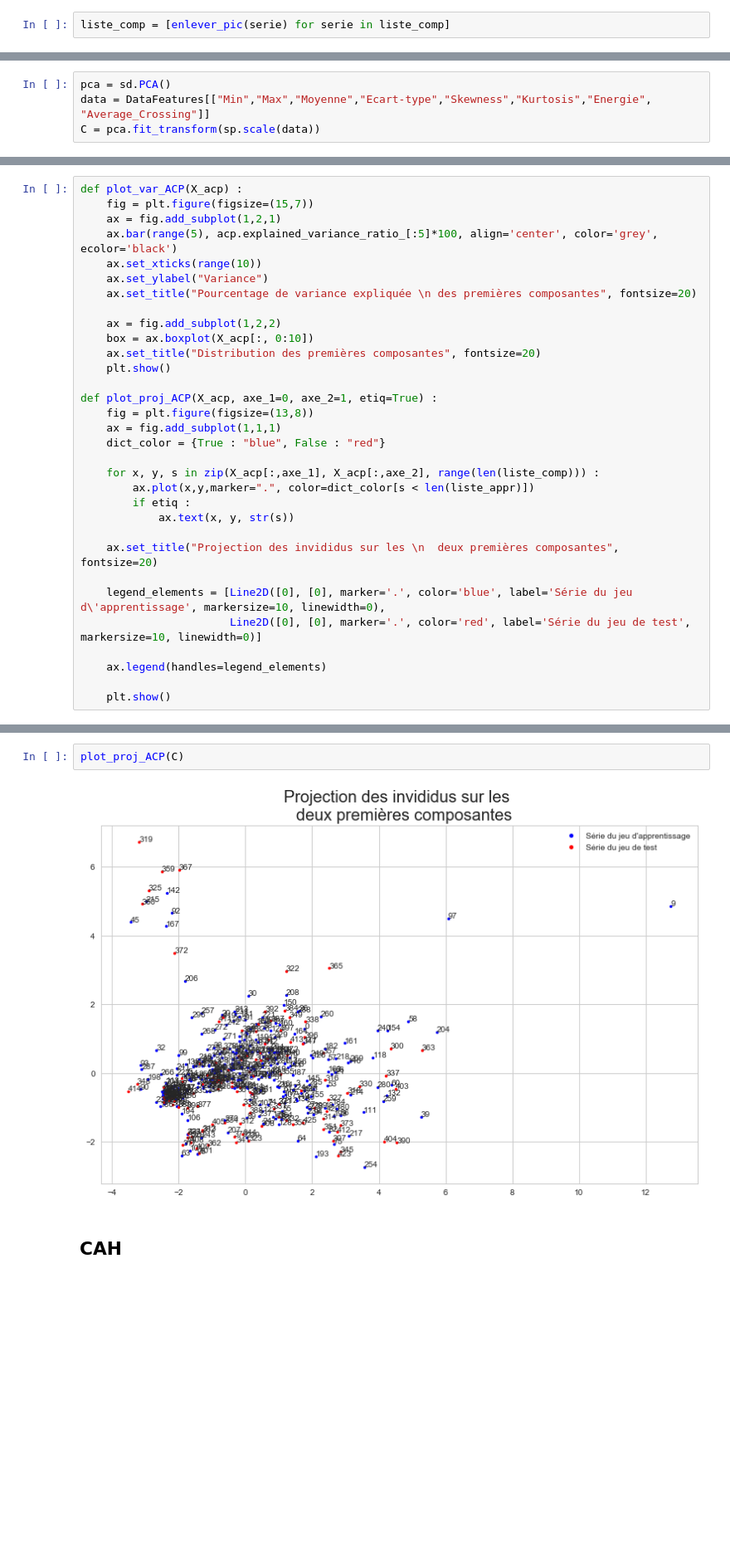
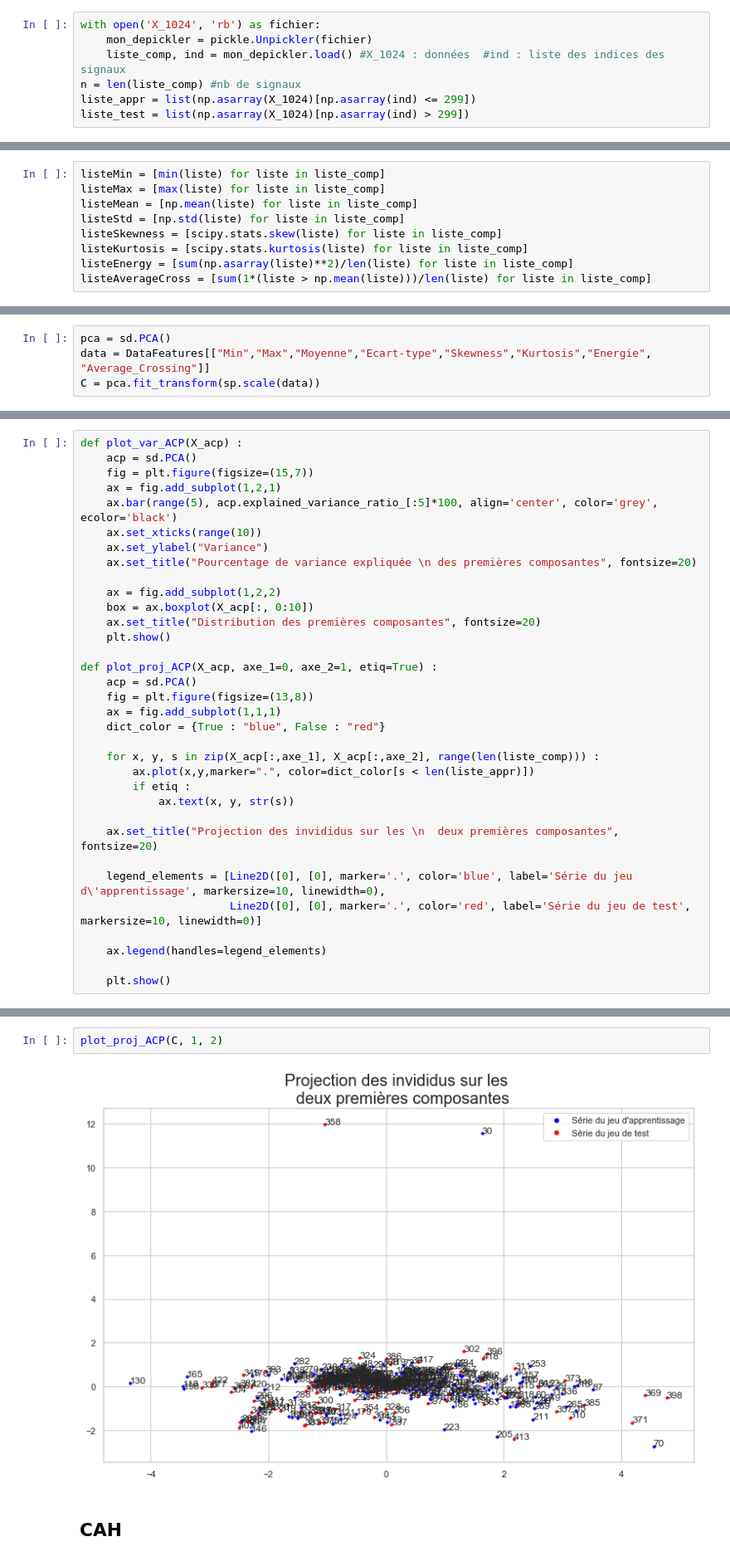
Before and after one commit to PaulCharnay/Projet_Anomalies, a Jupyter notebook: Features .ipynb, the cells around one changed output, grey strips where cells are left out. Shown at 83% size. Saved outputs shown, nothing was run; the diff lists cells and outputs as text; blank space fills up the shorter version.

```diff
--- a/Features .ipynb
+++ b/Features .ipynb
@@ -86,5 +46,10 @@ def enlever_pic(serie, seuil=10, pts_moy=2, plot=False) :
-# %%
-liste_comp = [enlever_pic(serie) for serie in liste_comp]
+# %%
+with open('X_1024', 'rb') as fichier:
+    mon_depickler = pickle.Unpickler(fichier)
+    liste_comp, ind = mon_depickler.load() #X_1024 : données  #ind : liste des indices des signaux
+n = len(liste_comp) #nb de signaux
+liste_appr = list(np.asarray(X_1024)[np.asarray(ind) <= 299])
+liste_test = list(np.asarray(X_1024)[np.asarray(ind) > 299])
 # %% [markdown]
 ## Liste des features que l'on veut
 # %% [markdown]
@@ -164,3 +70,12 @@ listeAverageCross = [sum(1*(liste["FF_1"] > np.mean(liste["FF_1"])))/len(liste["
+# %%
+listeMin = [min(liste) for liste in liste_comp]
+listeMax = [max(liste) for liste in liste_comp]
+listeMean = [np.mean(liste) for liste in liste_comp]
+listeStd = [np.std(liste) for liste in liste_comp]
+listeSkewness = [scipy.stats.skew(liste) for liste in liste_comp]
+listeKurtosis = [scipy.stats.kurtosis(liste) for liste in liste_comp]
+listeEnergy = [sum(np.asarray(liste)**2)/len(liste) for liste in liste_comp]
+listeAverageCross = [sum(1*(liste > np.mean(liste)))/len(liste) for liste in liste_comp]
 # %% [markdown]
 ## Construction Data frame
 # %%
@@ -215,5 +144,6 @@ plt.show()
 # %%
 def plot_var_ACP(X_acp) :
+    acp = sd.PCA()
     fig = plt.figure(figsize=(15,7))
     ax = fig.add_subplot(1,2,1)
     ax.bar(range(5), acp.explained_variance_ratio_[:5]*100, align='center', color='grey', ecolor='black')
@@ -227,6 +157,7 @@ def plot_var_ACP(X_acp) :
     plt.show()
 
 def plot_proj_ACP(X_acp, axe_1=0, axe_2=1, etiq=True) :
+    acp = sd.PCA()
     fig = plt.figure(figsize=(13,8))
     ax = fig.add_subplot(1,1,1)
     dict_color = {True : "blue", False : "red"}
@@ -255,7 +187,7 @@ plot_var_ACP(C)
 # %%
-plot_proj_ACP(C)
+plot_proj_ACP(C, 1, 2)
 # %% [output]
-[figure, old version]
+[figure, new version]
 # %% [markdown]
 ## CAH
 # %%
```
Also changed, not shown: parts of 55 cells of this notebook, 2 other files.
